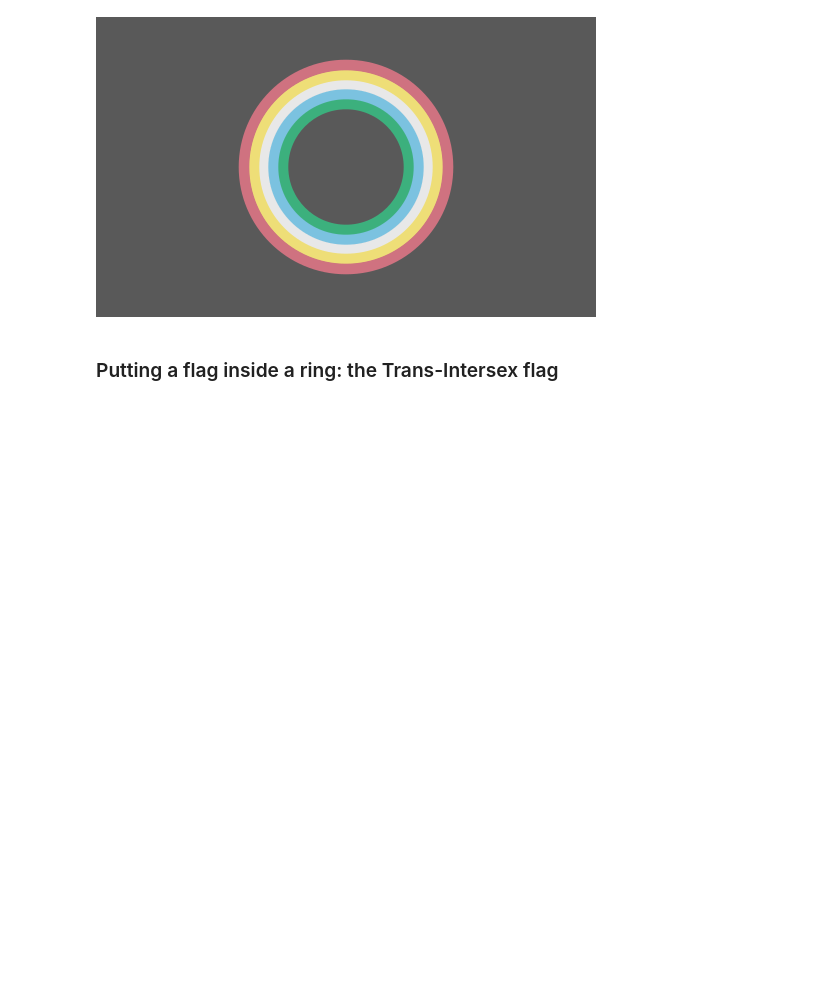
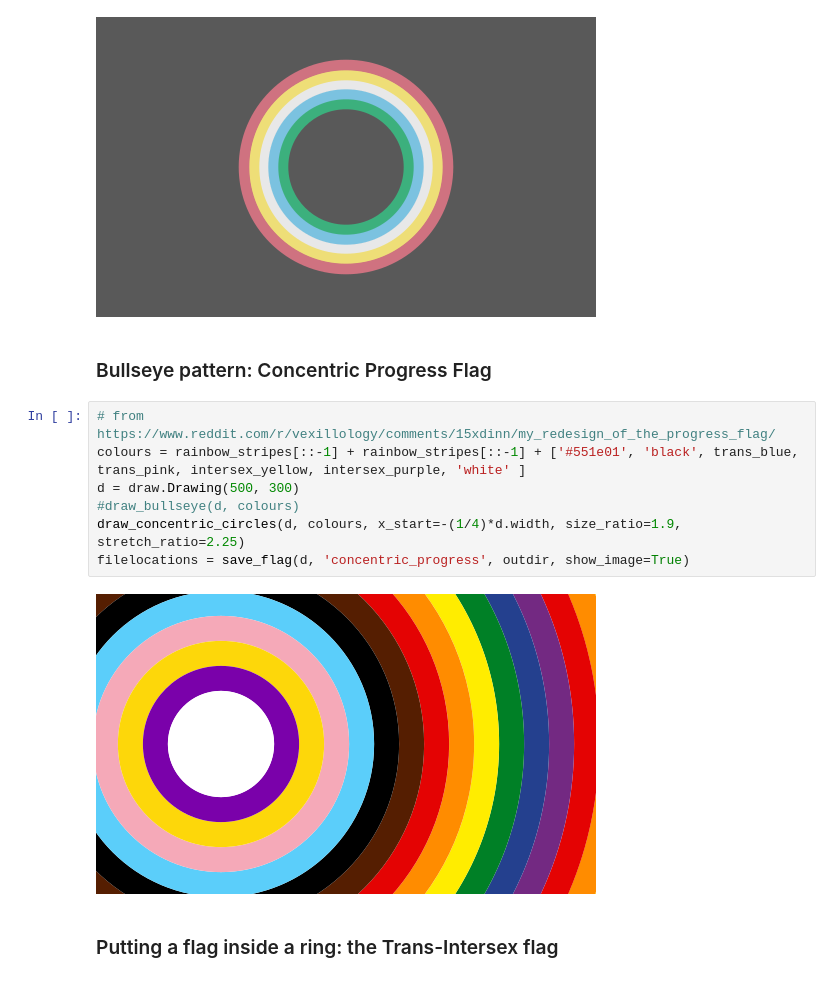
Before and after one commit to intervexual/drawpride, a Jupyter notebook: examples.ipynb, the cells around one changed output. Cells and saved outputs as stored; diff of their text form; blank space fills up the shorter version.

```diff
--- a/examples.ipynb
+++ b/examples.ipynb
@@ -91,6 +91,17 @@ draw_concentric_rings(d, disability_stripes[::-1])
 filelocations = save_flag(d, 'codisabled_intersex', outdir, show_image=True)
 # %% [output]
 [figure]
+# %% [markdown]
+### Bullseye pattern: Concentric Progress Flag
+# %%
+# from https://www.reddit.com/r/vexillology/comments/15xdinn/my_redesign_of_the_progress_flag/
+colours = rainbow_stripes[::-1] + rainbow_stripes[::-1] + ['#551e01', 'black', trans_blue, trans_pink, intersex_yellow, intersex_purple, 'white' ]
+d = draw.Drawing(500, 300)
+#draw_bullseye(d, colours)
+draw_concentric_circles(d, colours, x_start=-(1/4)*d.width, size_ratio=1.9, stretch_ratio=2.25)
+filelocations = save_flag(d, 'concentric_progress', outdir, show_image=True)
+# %% [output]
+[figure, added]
 # %% [markdown]
 ### Putting a flag inside a ring: the Trans-Intersex flag
 # %%
```
Also changed, not shown: parts of 8 cells of this notebook, 15 other files.
